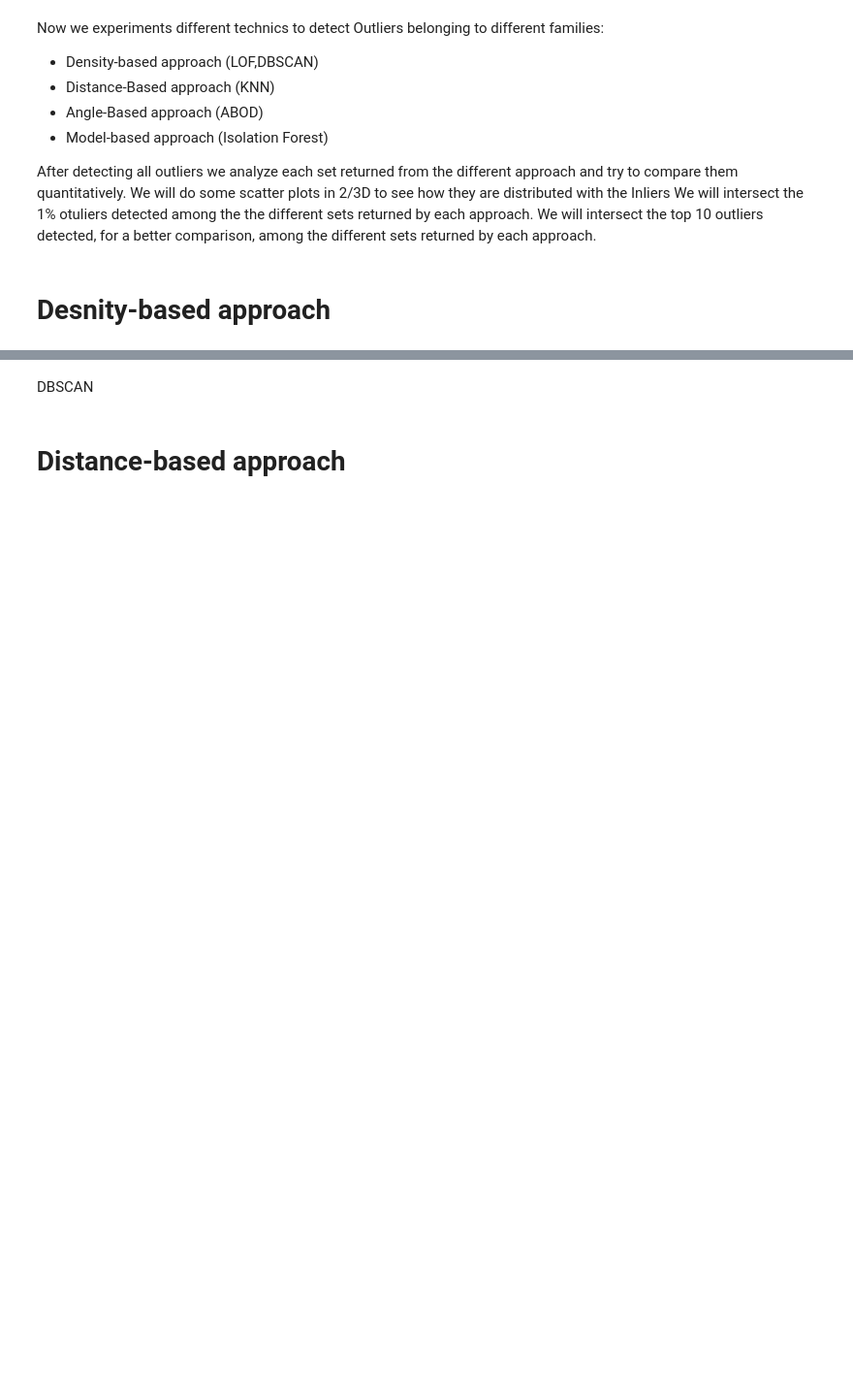
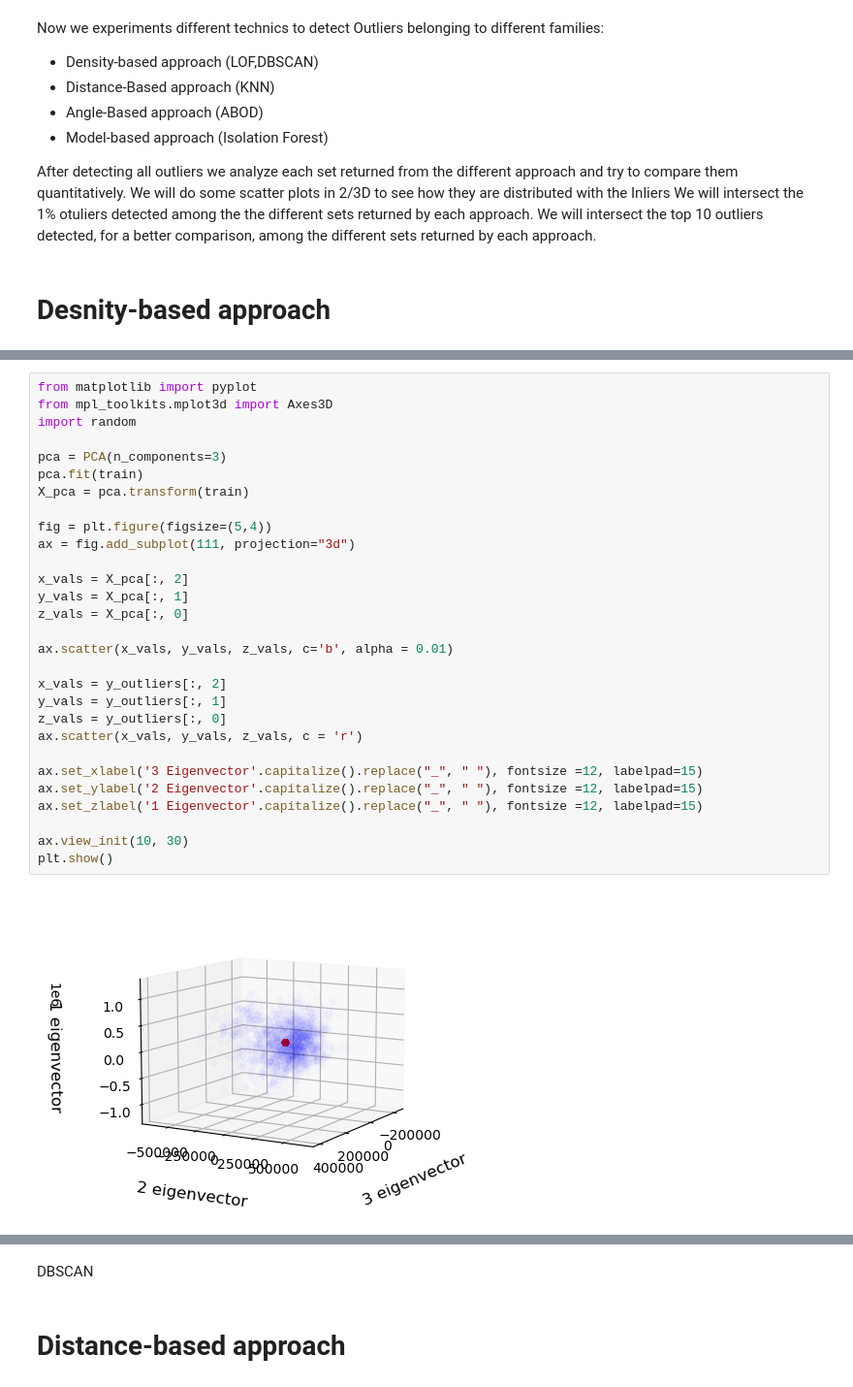
Before and after one commit to Diabelny/Data-Mining-2, a Jupyter notebook: Task1_OutlierDetection/OutDet.ipynb, the cells around one changed output, grey strips where cells are left out. Shown: that part at 97% size. Saved outputs shown, nothing was run; the diff lists cells and outputs as text; blank space fills up the shorter version.

```diff
--- a/Task1_OutlierDetection/OutDet.ipynb
+++ b/Task1_OutlierDetection/OutDet.ipynb
@@ -94,0 +170,31 @@ LOF
+# %%
+from matplotlib import pyplot
+from mpl_toolkits.mplot3d import Axes3D
+import random
+
+pca = PCA(n_components=3)
+pca.fit(train)
+X_pca = pca.transform(train)
+
+fig = plt.figure(figsize=(5,4))
+ax = fig.add_subplot(111, projection="3d")
+
+x_vals = X_pca[:, 2]
+y_vals = X_pca[:, 1]
+z_vals = X_pca[:, 0]
+
+ax.scatter(x_vals, y_vals, z_vals, c='b', alpha = 0.01)
+
+x_vals = y_outliers[:, 2]
+y_vals = y_outliers[:, 1]
+z_vals = y_outliers[:, 0]
+ax.scatter(x_vals, y_vals, z_vals, c = 'r')
+
+ax.set_xlabel('3 Eigenvector'.capitalize().replace("_", " "), fontsize =12, labelpad=15)
+ax.set_ylabel('2 Eigenvector'.capitalize().replace("_", " "), fontsize =12, labelpad=15)
+ax.set_zlabel('1 Eigenvector'.capitalize().replace("_", " "), fontsize =12, labelpad=15)
+
+ax.view_init(10, 30)
+plt.show()
+# %% [output]
+[figure, added]
```
Also changed, not shown: parts of 14 cells of this notebook.
